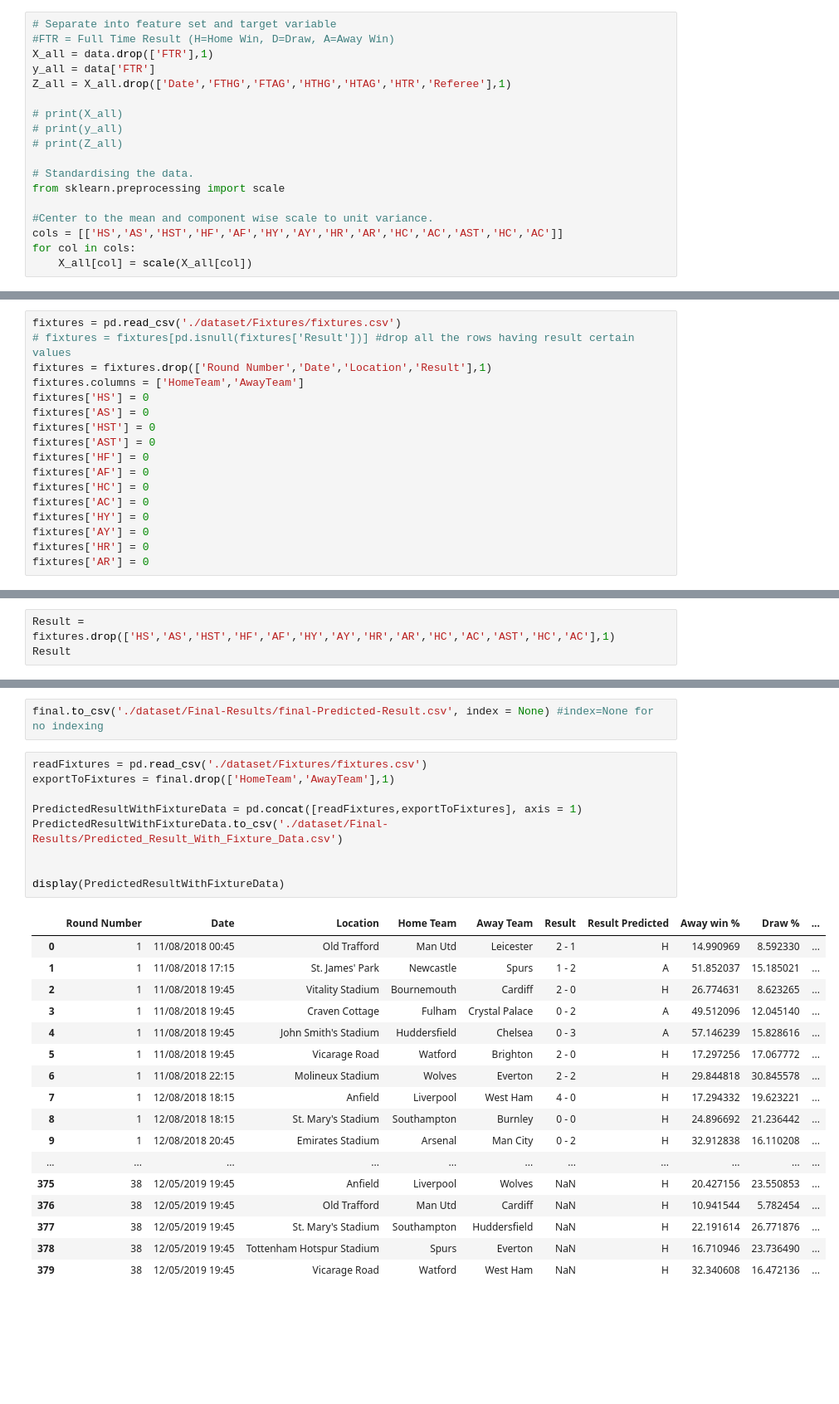
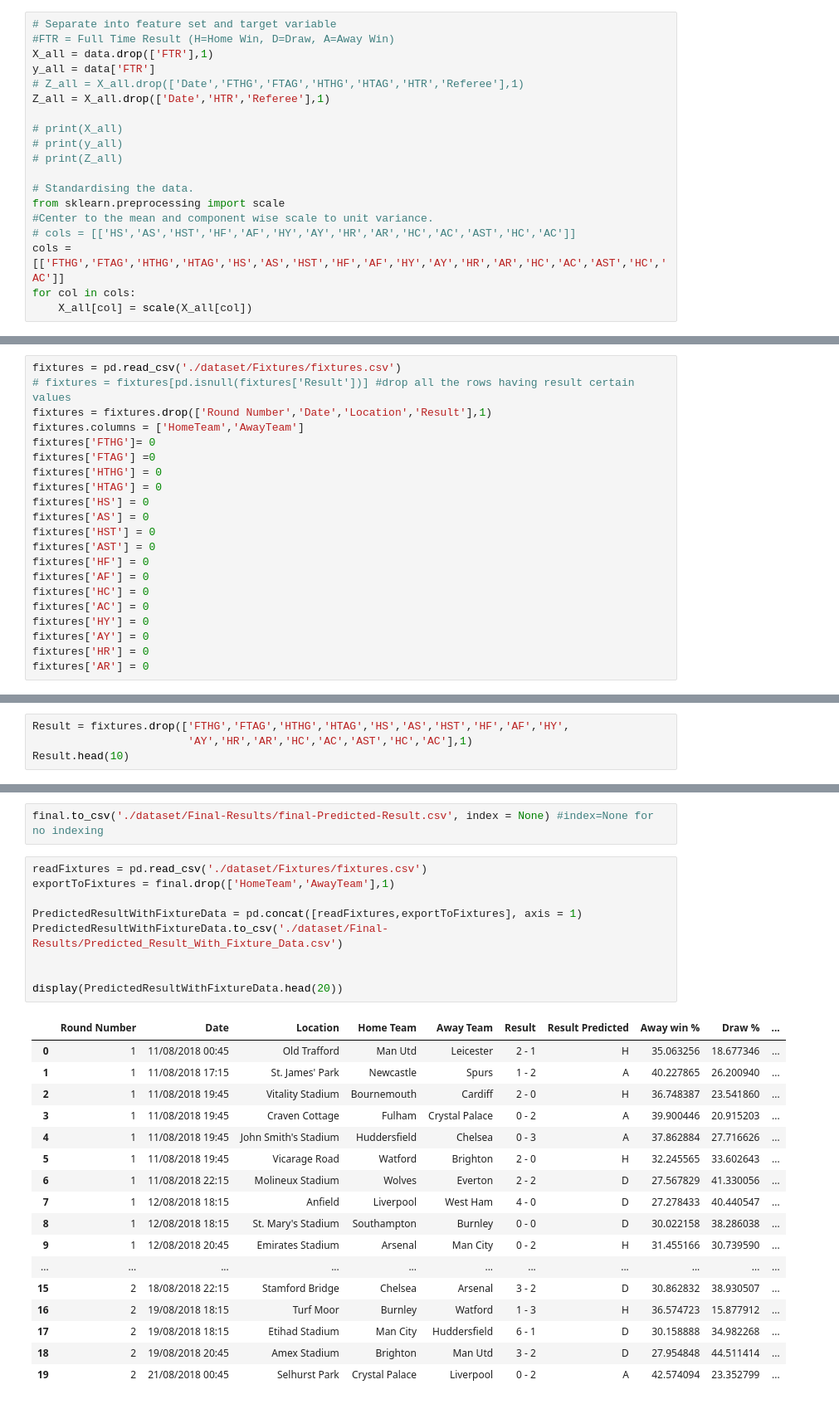
Before and after one commit to binayachaudari/EPL-predict-2019, a Jupyter notebook: EPL-Prediction-2019.ipynb, the cells around one changed output, grey strips where cells are left out. Shown: that part at 83% size. Saved outputs shown, nothing was run; the diff lists cells and outputs as text; blank space fills up the shorter version.

```diff
--- a/EPL-Prediction-2019.ipynb
+++ b/EPL-Prediction-2019.ipynb
@@ -467,7 +467,8 @@ data = filteredData[(filteredData.AwayTeam.isin(team_name))]
 #FTR = Full Time Result (H=Home Win, D=Draw, A=Away Win)
 X_all = data.drop(['FTR'],1)
 y_all = data['FTR']
-Z_all = X_all.drop(['Date','FTHG','FTAG','HTHG','HTAG','HTR','Referee'],1)
+# Z_all = X_all.drop(['Date','FTHG','FTAG','HTHG','HTAG','HTR','Referee'],1)
+Z_all = X_all.drop(['Date','HTR','Referee'],1)
 
 # print(X_all)
 # print(y_all)
@@ -475,9 +476,9 @@ Z_all = X_all.drop(['Date','FTHG','FTAG','HTHG','HTAG','HTR','Referee'],1)
 
 # Standardising the data.
 from sklearn.preprocessing import scale
-
 #Center to the mean and component wise scale to unit variance.
-cols = [['HS','AS','HST','HF','AF','HY','AY','HR','AR','HC','AC','AST','HC','AC']]
+# cols = [['HS','AS','HST','HF','AF','HY','AY','HR','AR','HC','AC','AST','HC','AC']]
+cols = [['FTHG','FTAG','HTHG','HTAG','HS','AS','HST','HF','AF','HY','AY','HR','AR','HC','AC','AST','HC','AC']]
 for col in cols:
     X_all[col] = scale(X_all[col])
 # %%
@@ -670,6 +664,10 @@ fixtures = pd.read_csv('./dataset/Fixtures/fixtures.csv')
 # fixtures = fixtures[pd.isnull(fixtures['Result'])] #drop all the rows having result certain values
 fixtures = fixtures.drop(['Round Number','Date','Location','Result'],1)
 fixtures.columns = ['HomeTeam','AwayTeam']
+fixtures['FTHG']= 0
+fixtures['FTAG'] =0
+fixtures['HTHG'] = 0
+fixtures['HTAG'] = 0
 fixtures['HS'] = 0
 fixtures['AS'] = 0
 fixtures['HST'] = 0
@@ -734,8 +725,9 @@ array(['H', 'A', 'H', 'A', 'A', 'H', 'H', 'H', 'H', 'H', 'H', 'H', 'H',
 # %%
 fixtures['Result Predicted'] = model.predict(preprocessedFixtures)
 # %%
-Result = fixtures.drop(['HS','AS','HST','HF','AF','HY','AY','HR','AR','HC','AC','AST','HC','AC'],1)
-Result
+Result = fixtures.drop(['FTHG','FTAG','HTHG','HTAG','HS','AS','HST','HF','AF','HY',
+                        'AY','HR','AR','HC','AC','AST','HC','AC'],1)
+Result.head(10)
 # %% [output]
 |  | HomeTeam | AwayTeam | Result Predicted |
 | 0 | Man Utd | Leicester | H |
@@ -807,27 +791,27 @@ final.to_csv('./dataset/Final-Results/final-Predicted-Result.csv', index = None)
 # %%
 readFixtures = pd.read_csv('./dataset/Fixtures/fixtures.csv')
 exportToFixtures = final.drop(['HomeTeam','AwayTeam'],1)
 
 PredictedResultWithFixtureData = pd.concat([readFixtures,exportToFixtures], axis = 1)
 PredictedResultWithFixtureData.to_csv('./dataset/Final-Results/Predicted_Result_With_Fixture_Data.csv')
 
 
-display(PredictedResultWithFixtureData)
+display(PredictedResultWithFixtureData.head(20))
 # %% [output]
 |  | Round Number | Date | Location | Home Team | Away Team | Result | Result Predicted | Away win % | Draw % | ... |
-| 0 | 1 | 11/08/2018 00:45 | Old Trafford | Man Utd | Leicester | 2 - 1 | H | 14.990969 | 8.592330 | ... |
-| 1 | 1 | 11/08/2018 17:15 | St. James' Park | Newcastle | Spurs | 1 - 2 | A | 51.852037 | 15.185021 | ... |
-| 2 | 1 | 11/08/2018 19:45 | Vitality Stadium | Bournemouth | Cardiff | 2 - 0 | H | 26.774631 | 8.623265 | ... |
-| 3 | 1 | 11/08/2018 19:45 | Craven Cottage | Fulham | Crystal Palace | 0 - 2 | A | 49.512096 | 12.045140 | ... |
-| 4 | 1 | 11/08/2018 19:45 | John Smith's Stadium | Huddersfield | Chelsea | 0 - 3 | A | 57.146239 | 15.828616 | ... |
-| 5 | 1 | 11/08/2018 19:45 | Vicarage Road | Watford | Brighton | 2 - 0 | H | 17.297256 | 17.067772 | ... |
-| 6 | 1 | 11/08/2018 22:15 | Molineux Stadium | Wolves | Everton | 2 - 2 | H | 29.844818 | 30.845578 | ... |
-| 7 | 1 | 12/08/2018 18:15 | Anfield | Liverpool | West Ham | 4 - 0 | H | 17.294332 | 19.623221 | ... |
-| 8 | 1 | 12/08/2018 18:15 | St. Mary's Stadium | Southampton | Burnley | 0 - 0 | H | 24.896692 | 21.236442 | ... |
-| 9 | 1 | 12/08/2018 20:45 | Emirates Stadium | Arsenal | Man City | 0 - 2 | H | 32.912838 | 16.110208 | ... |
+| 0 | 1 | 11/08/2018 00:45 | Old Trafford | Man Utd | Leicester | 2 - 1 | H | 35.063256 | 18.677346 | ... |
+| 1 | 1 | 11/08/2018 17:15 | St. James' Park | Newcastle | Spurs | 1 - 2 | A | 40.227865 | 26.200940 | ... |
+| 2 | 1 | 11/08/2018 19:45 | Vitality Stadium | Bournemouth | Cardiff | 2 - 0 | H | 36.748387 | 23.541860 | ... |
+| 3 | 1 | 11/08/2018 19:45 | Craven Cottage | Fulham | Crystal Palace | 0 - 2 | A | 39.900446 | 20.915203 | ... |
+| 4 | 1 | 11/08/2018 19:45 | John Smith's Stadium | Huddersfield | Chelsea | 0 - 3 | A | 37.862884 | 27.716626 | ... |
+| 5 | 1 | 11/08/2018 19:45 | Vicarage Road | Watford | Brighton | 2 - 0 | H | 32.245565 | 33.602643 | ... |
+| 6 | 1 | 11/08/2018 22:15 | Molineux Stadium | Wolves | Everton | 2 - 2 | D | 27.567829 | 41.330056 | ... |
+| 7 | 1 | 12/08/2018 18:15 | Anfield | Liverpool | West Ham | 4 - 0 | D | 27.278433 | 40.440547 | ... |
+| 8 | 1 | 12/08/2018 18:15 | St. Mary's Stadium | Southampton | Burnley | 0 - 0 | D | 30.022158 | 38.286038 | ... |
+| 9 | 1 | 12/08/2018 20:45 | Emirates Stadium | Arsenal | Man City | 0 - 2 | H | 31.455166 | 30.739590 | ... |
 | ... | ... | ... | ... | ... | ... | ... | ... | ... | ... | ... |
-| 375 | 38 | 12/05/2019 19:45 | Anfield | Liverpool | Wolves | NaN | H | 20.427156 | 23.550853 | ... |
-| 376 | 38 | 12/05/2019 19:45 | Old Trafford | Man Utd | Cardiff | NaN | H | 10.941544 | 5.782454 | ... |
-| 377 | 38 | 12/05/2019 19:45 | St. Mary's Stadium | Southampton | Huddersfield | NaN | H | 22.191614 | 26.771876 | ... |
-| 378 | 38 | 12/05/2019 19:45 | Tottenham Hotspur Stadium | Spurs | Everton | NaN | H | 16.710946 | 23.736490 | ... |
-| 379 | 38 | 12/05/2019 19:45 | Vicarage Road | Watford | West Ham | NaN | H | 32.340608 | 16.472136 | ... |
+| 15 | 2 | 18/08/2018 22:15 | Stamford Bridge | Chelsea | Arsenal | 3 - 2 | D | 30.862832 | 38.930507 | ... |
+| 16 | 2 | 19/08/2018 18:15 | Turf Moor | Burnley | Watford | 1 - 3 | H | 36.574723 | 15.877912 | ... |
+| 17 | 2 | 19/08/2018 18:15 | Etihad Stadium | Man City | Huddersfield | 6 - 1 | D | 30.158888 | 34.982268 | ... |
+| 18 | 2 | 19/08/2018 20:45 | Amex Stadium | Brighton | Man Utd | 3 - 2 | D | 27.954848 | 44.511414 | ... |
+| 19 | 2 | 21/08/2018 00:45 | Selhurst Park | Crystal Palace | Liverpool | 0 - 2 | A | 42.574094 | 23.352799 | ... |
```
Also changed, not shown: parts of 20 cells of this notebook, 3 other files.
